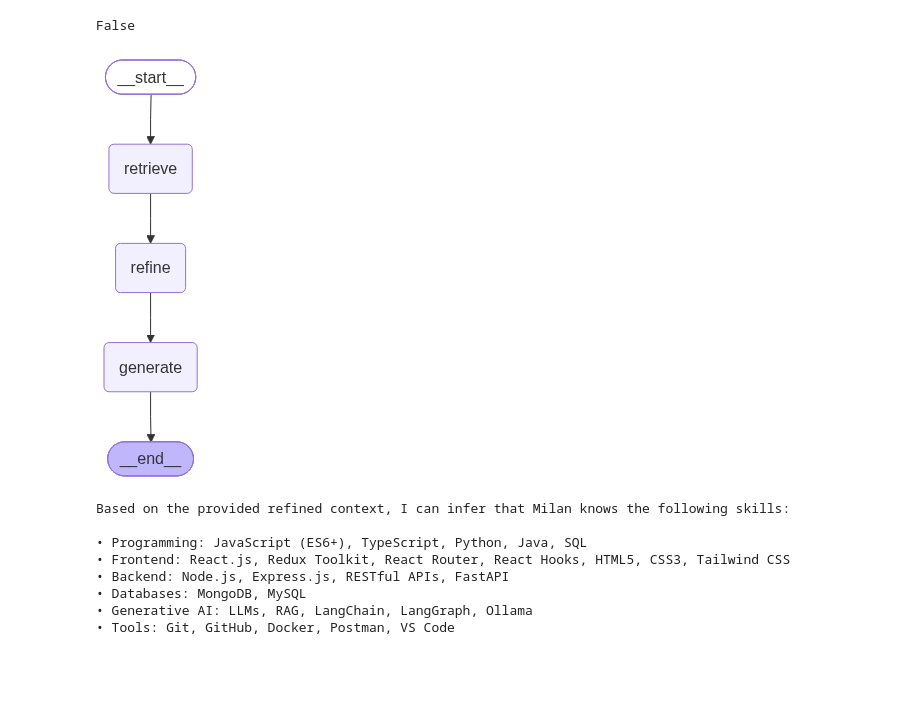
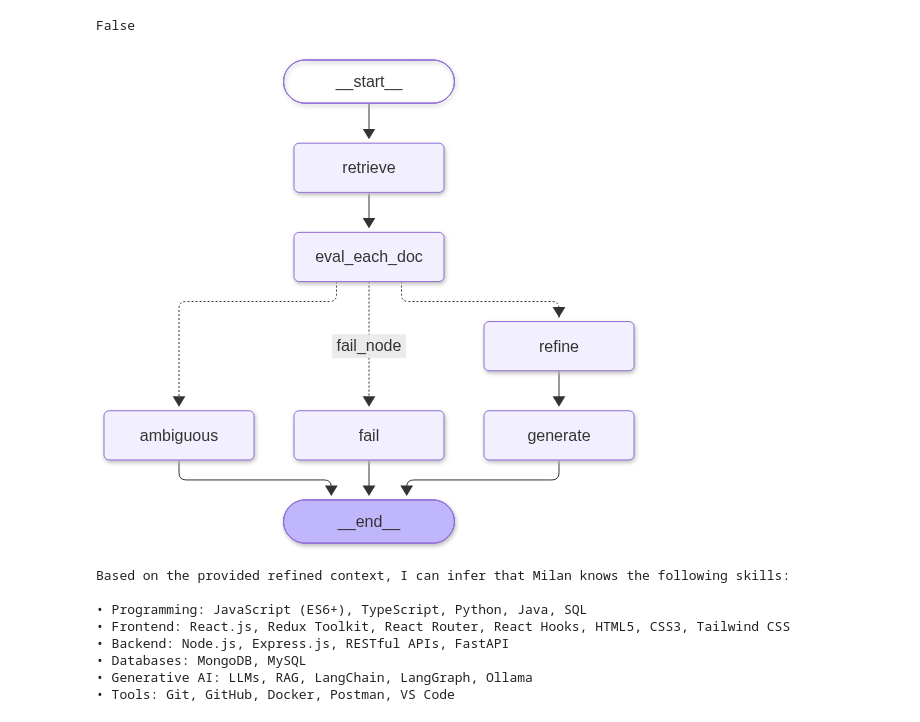
Before and after one commit to milanrai14/RAG-Engineering, a Jupyter notebook: corrective-rag/3_retrieval_evaluator.ipynb, the cells around one changed output. Drawn from its saved outputs; the diff is of its cells as text; code cells hidden in the pictures; blank space fills up the shorter version.

```diff
--- a/corrective-rag/3_retrieval_evaluator.ipynb
+++ b/corrective-rag/3_retrieval_evaluator.ipynb
@@ -200,19 +200,30 @@ def route_after_eval(state: State) -> str:
 # %%
 g = StateGraph(State)
 g.add_node("retrieve", retrieve)
 g.add_node("refine", refine)
 g.add_node("generate", generate)
+g.add_node("eval_each_doc", eval_each_doc_node)
+g.add_node("fail", fail_node)
+g.add_node("ambiguous", ambiguous_node)
 
 g.add_edge(START, "retrieve")
-g.add_edge("retrieve", "refine")
+g.add_edge("retrieve", "eval_each_doc")
+
+g.add_conditional_edges("eval_each_doc", route_after_eval, {
+    "refine": "refine",
+    "fail_node": "fail",
+    "ambiguous": "ambiguous",
+})
+
 g.add_edge("refine", "generate")
 g.add_edge("generate", END)
+g.add_edge("fail", END)
+g.add_edge("ambiguous", END)
 
 app = g.compile()
-
 app
 # %% [output]
-[figure, old version]
+[figure, new version]
 # %%
 res = app.invoke({
     "question": "Which Skill does milan know",
```
